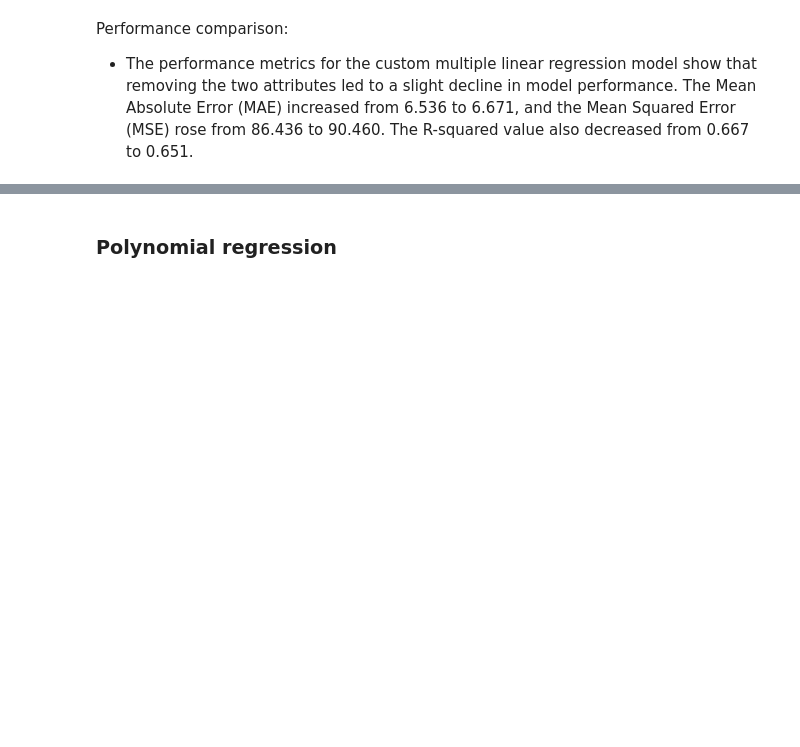
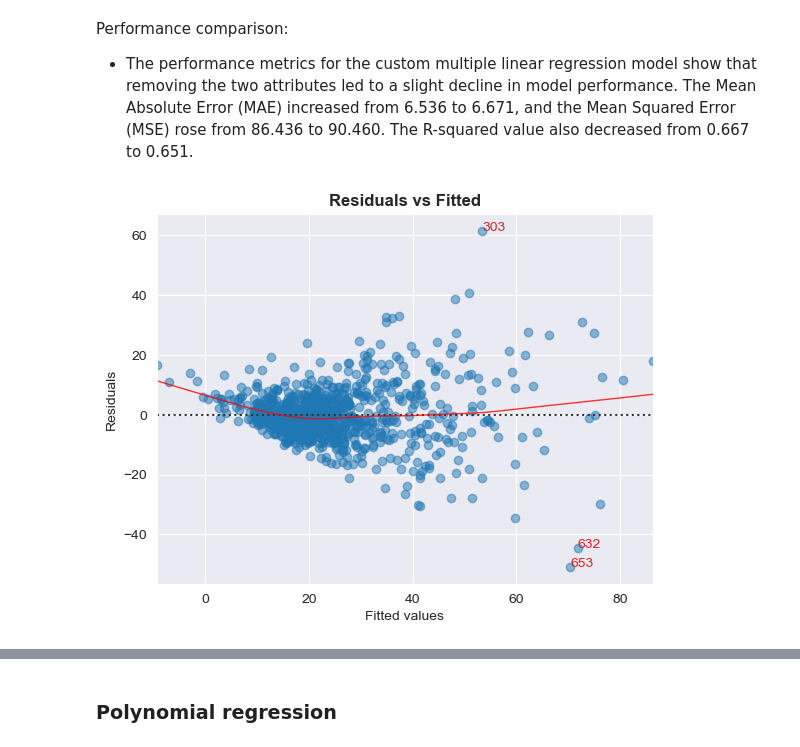
Before and after one commit to teodora-taleska/linear_regression, a Jupyter notebook: linear_regression.ipynb, the cells around one changed output, grey strips where cells are left out. Saved outputs shown, nothing was run; the diff lists cells and outputs as text; code cells hidden in the pictures; blank space fills up the shorter version.

```diff
--- a/linear_regression.ipynb
+++ b/linear_regression.ipynb
@@ -631,3 +651,9 @@ R-squared: 0.651
 # %% [markdown]
 Performance comparison:
 - The performance metrics for the custom multiple linear regression model show that removing the two attributes led to a slight decline in model performance. The Mean Absolute Error (MAE) increased from 6.536 to 6.671, and the Mean Squared Error (MSE) rose from 86.436 to 90.460. The R-squared value also decreased from 0.667 to 0.651.
+# %%
+model_filtered.residual_plot()
+plt.savefig('images/custom_model_plots/correlation_residuals_plot.png')
+plt.show()
+# %% [output]
+[figure, added]
```
Also changed, not shown: parts of 22 cells of this notebook, 10 other files.
